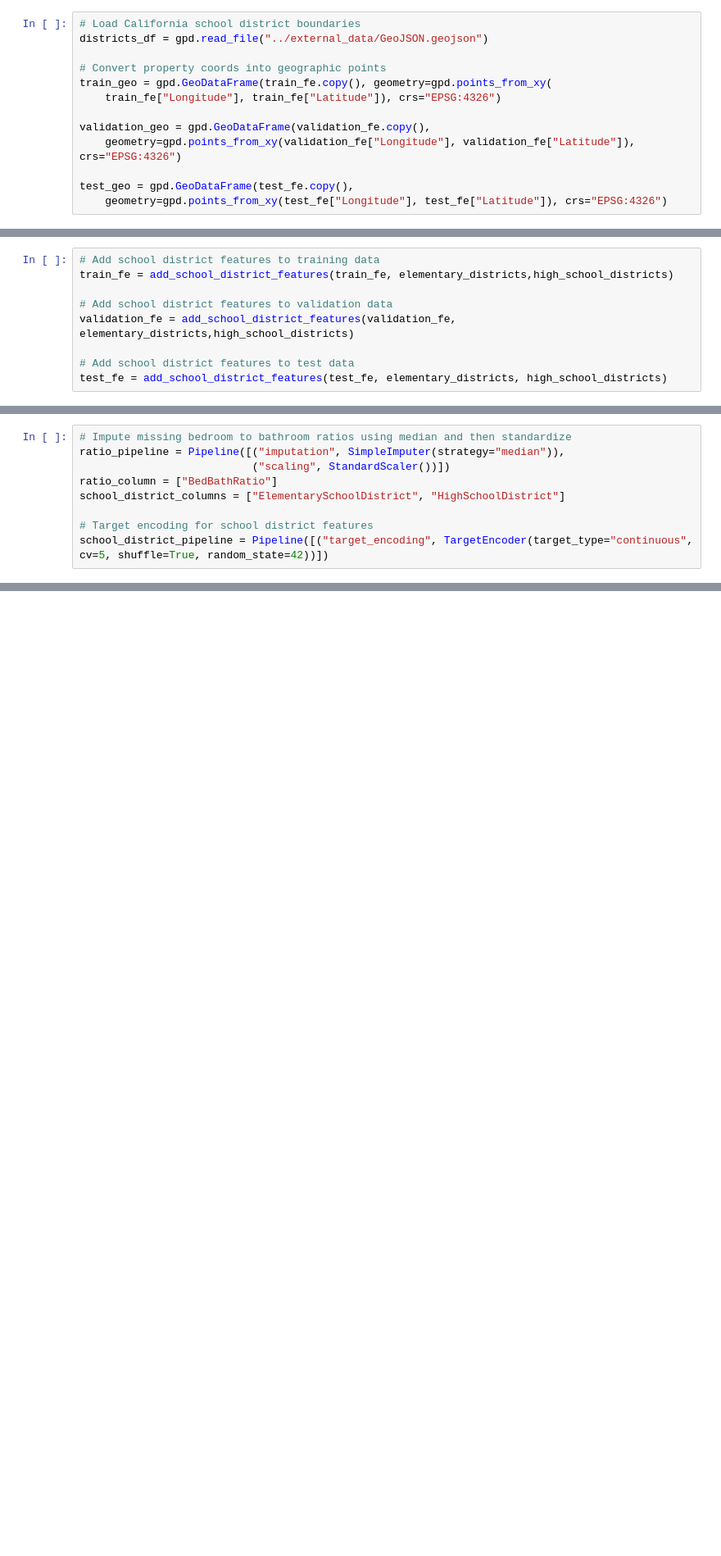
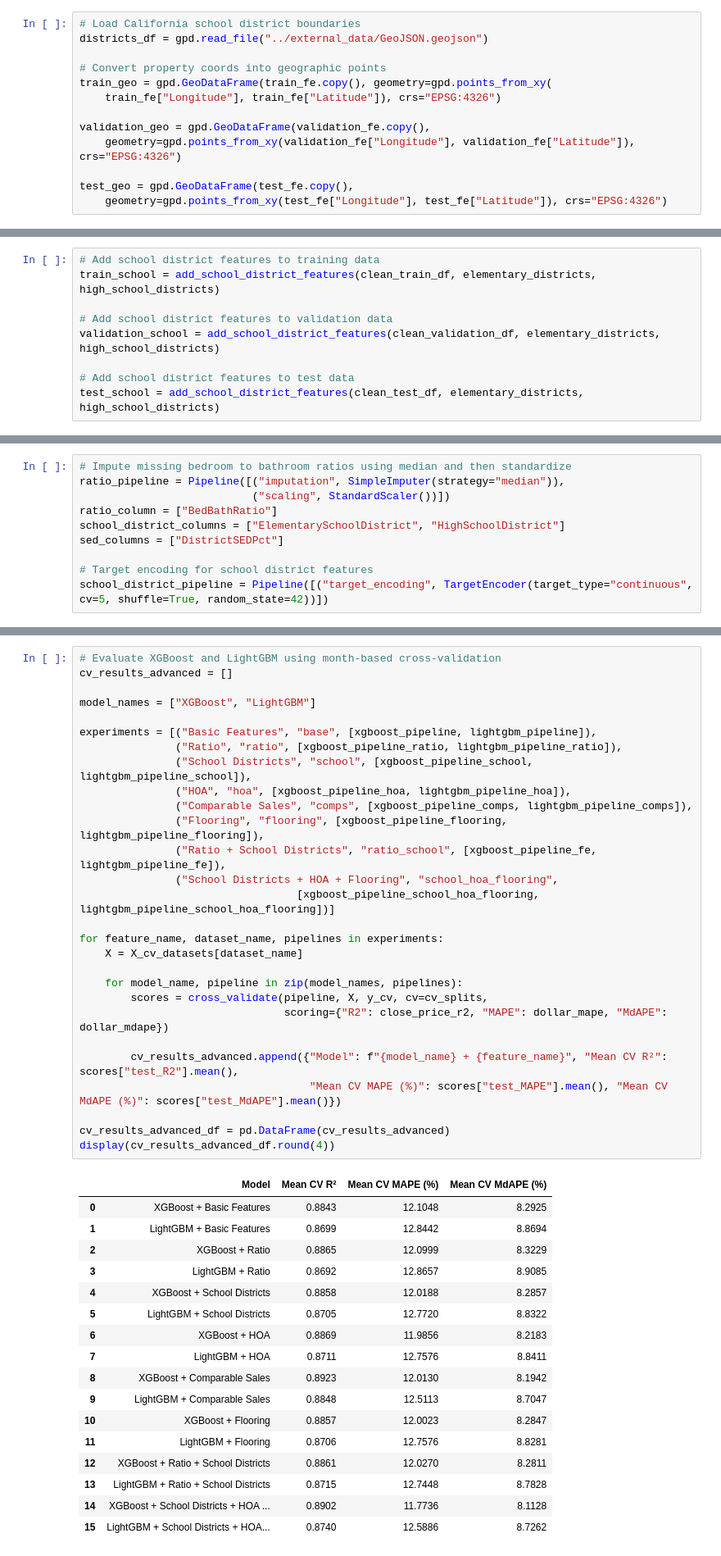
Before and after one commit to Jehad142/IDX-Exchange-Data-Science, a Jupyter notebook: notebooks/05_advanced_models.ipynb, the cells around one changed output, grey strips where cells are left out. Shown at 82% size. Cells and saved outputs as stored; diff of their text form; blank space fills up the shorter version.

```diff
--- a/notebooks/05_advanced_models.ipynb
+++ b/notebooks/05_advanced_models.ipynb
@@ -373,10 +372,10 @@ high_school_districts = high_school_districts.rename(
     columns={"DistrictName": "HighSchoolDistrict"})
 # %%
 # Add school district features to training data
-train_fe = add_school_district_features(train_fe, elementary_districts,high_school_districts)
+train_school = add_school_district_features(clean_train_df, elementary_districts, high_school_districts)
 
 # Add school district features to validation data
-validation_fe = add_school_district_features(validation_fe, elementary_districts,high_school_districts)
+validation_school = add_school_district_features(clean_validation_df, elementary_districts, high_school_districts)
 
 # Add school district features to test data
-test_fe = add_school_district_features(test_fe, elementary_districts, high_school_districts)
+test_school = add_school_district_features(clean_test_df, elementary_districts, high_school_districts)
@@ -390,6 +398,7 @@ ratio_pipeline = Pipeline([("imputation", SimpleImputer(strategy="median")),
                            ("scaling", StandardScaler())])
 ratio_column = ["BedBathRatio"]
 school_district_columns = ["ElementarySchoolDistrict", "HighSchoolDistrict"]
+sed_columns = ["DistrictSEDPct"]
 
 # Target encoding for school district features
 school_district_pipeline = Pipeline([("target_encoding", TargetEncoder(target_type="continuous", cv=5, shuffle=True, random_state=42))])
@@ -682,0 +738,46 @@ Note: Test evaluation and further analysis are intentionally deferred until the
+# %%
+# Evaluate XGBoost and LightGBM using month-based cross-validation
+cv_results_advanced = []
+
+model_names = ["XGBoost", "LightGBM"]
+
+experiments = [("Basic Features", "base", [xgboost_pipeline, lightgbm_pipeline]),
+               ("Ratio", "ratio", [xgboost_pipeline_ratio, lightgbm_pipeline_ratio]),
+               ("School Districts", "school", [xgboost_pipeline_school, lightgbm_pipeline_school]),
+               ("HOA", "hoa", [xgboost_pipeline_hoa, lightgbm_pipeline_hoa]),
+               ("Comparable Sales", "comps", [xgboost_pipeline_comps, lightgbm_pipeline_comps]),
+               ("Flooring", "flooring", [xgboost_pipeline_flooring, lightgbm_pipeline_flooring]),
+               ("Ratio + School Districts", "ratio_school", [xgboost_pipeline_fe, lightgbm_pipeline_fe]),
+               ("School Districts + HOA + Flooring", "school_hoa_flooring",
+                                  [xgboost_pipeline_school_hoa_flooring, lightgbm_pipeline_school_hoa_flooring])]
+
+for feature_name, dataset_name, pipelines in experiments:
+    X = X_cv_datasets[dataset_name]
+
+    for model_name, pipeline in zip(model_names, pipelines):
+        scores = cross_validate(pipeline, X, y_cv, cv=cv_splits,
+                                scoring={"R2": close_price_r2, "MAPE": dollar_mape, "MdAPE": dollar_mdape})
+
+        cv_results_advanced.append({"Model": f"{model_name} + {feature_name}", "Mean CV R²": scores["test_R2"].mean(),
+                                    "Mean CV MAPE (%)": scores["test_MAPE"].mean(), "Mean CV MdAPE (%)": scores["test_MdAPE"].mean()})
+
+cv_results_advanced_df = pd.DataFrame(cv_results_advanced)
+display(cv_results_advanced_df.round(4))
+# %% [output]
+|  | Model | Mean CV R² | Mean CV MAPE (%) | Mean CV MdAPE (%) |
+| 0 | XGBoost + Basic Features | 0.8843 | 12.1048 | 8.2925 |
+| 1 | LightGBM + Basic Features | 0.8699 | 12.8442 | 8.8694 |
+| 2 | XGBoost + Ratio | 0.8865 | 12.0999 | 8.3229 |
+| 3 | LightGBM + Ratio | 0.8692 | 12.8657 | 8.9085 |
+| 4 | XGBoost + School Districts | 0.8858 | 12.0188 | 8.2857 |
+| 5 | LightGBM + School Districts | 0.8705 | 12.7720 | 8.8322 |
+| 6 | XGBoost + HOA | 0.8869 | 11.9856 | 8.2183 |
+| 7 | LightGBM + HOA | 0.8711 | 12.7576 | 8.8411 |
+| 8 | XGBoost + Comparable Sales | 0.8923 | 12.0130 | 8.1942 |
+| 9 | LightGBM + Comparable Sales | 0.8848 | 12.5113 | 8.7047 |
+| 10 | XGBoost + Flooring | 0.8857 | 12.0023 | 8.2847 |
+| 11 | LightGBM + Flooring | 0.8706 | 12.7576 | 8.8281 |
+| 12 | XGBoost + Ratio + School Districts | 0.8861 | 12.0270 | 8.2811 |
+| 13 | LightGBM + Ratio + School Districts | 0.8715 | 12.7448 | 8.7828 |
+| 14 | XGBoost + School Districts + HOA ... | 0.8902 | 11.7736 | 8.1128 |
+| 15 | LightGBM + School Districts + HOA... | 0.8740 | 12.5886 | 8.7262 |
```
Also changed, not shown: parts of 63 cells of this notebook.
